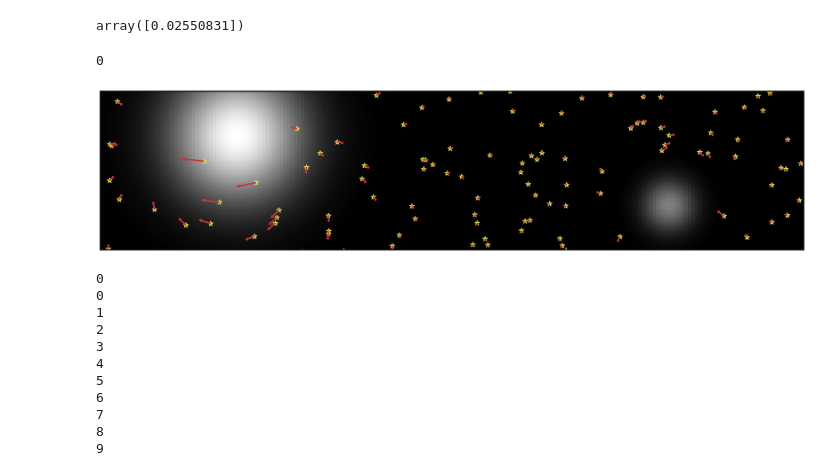
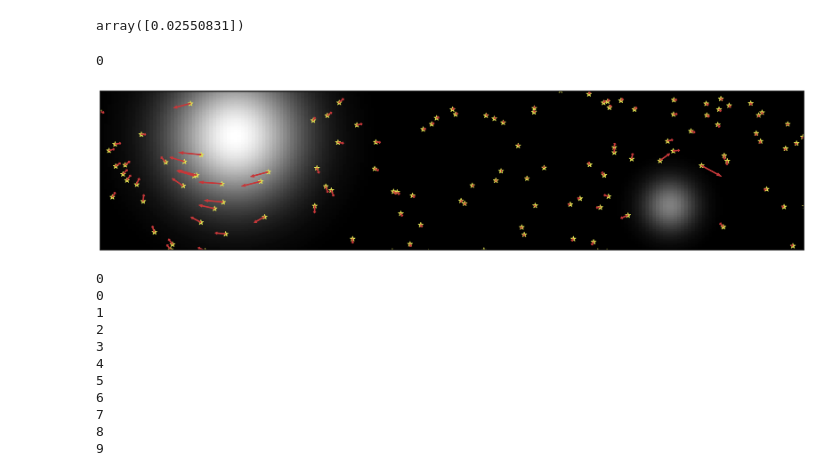
Before and after one commit to smsharma/astrometry-lensing-correlations, a Jupyter notebook: notebooks/xx_for_talk.ipynb, the cells around one changed output. Cells and saved outputs as stored; diff of their text form; code cells hidden in the pictures.

```diff
--- a/notebooks/xx_for_talk.ipynb
+++ b/notebooks/xx_for_talk.ipynb
@@ -426,35 +426,35 @@ array([0.02550831])
 # %%
 theta_x_lims = [-1.6 / 2., 1.6 / 2.]
 theta_y_lims = [-0.9 / 5., 0.9 / 5.]
 
 ds = DemoSim(theta_x_lims, theta_y_lims)
 
 arrow_kwargs={'color':cols_default[0], 'width':0.01}
 star_kwargs={'marker':'*', 'color':cols_default[5],'s':75}
 star_orig_kwargs={'marker':'*', 'color':'forestgreen','s':75}
 
 n_lens = 2
 
 # pos_l_ary = np.transpose([np.random.uniform(theta_x_lims[0], theta_x_lims[1], n_lens), np.random.uniform(theta_y_lims[0], theta_y_lims[1], n_lens)])
 # v_l_ary = np.transpose([np.random.normal(0, 20, n_lens), np.random.normal(0, 0, n_lens)]) * Kmps
 # R_l_ary = np.random.uniform(0, 0.05, n_lens) * pc
 # M_l_ary = 10 ** np.random.uniform(5, 6, n_lens) * M_s
 
 pos_l_ary = np.array([[-0.5, 0.08], [0.5, -0.08]])
 v_l_ary = np.array([[20, 0], [-10, 0]]) * Kmps
 R_l_ary = np.array([0.05, 0.02]) * pc
 M_l_ary = 10 ** np.array([5.3, 5.]) * M_s
 
-anim = ds.animation(dt=200,
+anim = ds.animation(dt=100,
                     pos_l=pos_l_ary, v_l=v_l_ary, R_l=R_l_ary, M_l=M_l_ary,
                     D_l=len(M_l_ary)*[100 * kpc], n_frames=800, arrow_mult=2000, animate=True, show_lens=True, show_vel_arrows=True, show_orig=False, show_sources=True,
                     n_lens_x=200, n_lens_y=100, star_kwargs=star_kwargs, arrow_kwargs=arrow_kwargs, star_orig_kwargs=star_orig_kwargs,
                     n_dens = 1000,
                     source_pos="random",
                    figsize=(10 * (theta_x_lims[1] - theta_x_lims[0]), 10 * (theta_y_lims[1] - theta_y_lims[0])))
 # %% [output]
 0
-[figure, old version]
+[figure, new version]
 # %%
 # # HTML(anim.to_html5_video())
 # anim.save(output_dir + "correlations.mp4")
```
Also changed, not shown: 2 other files.
